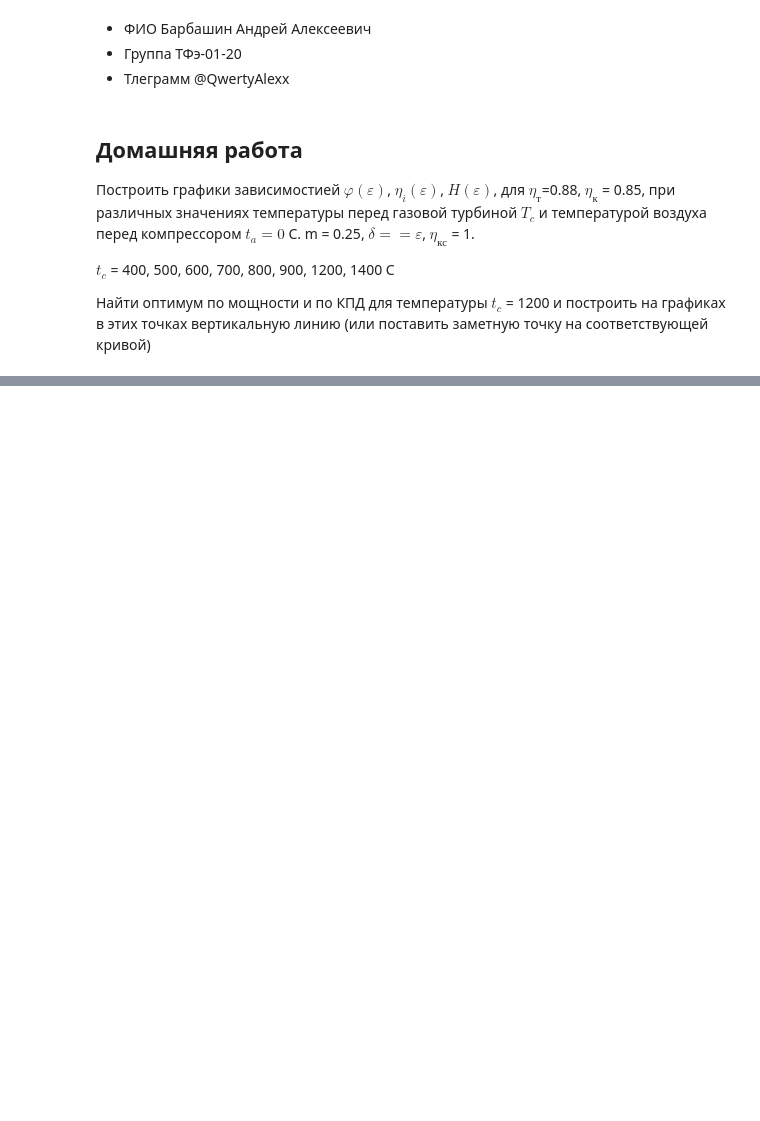
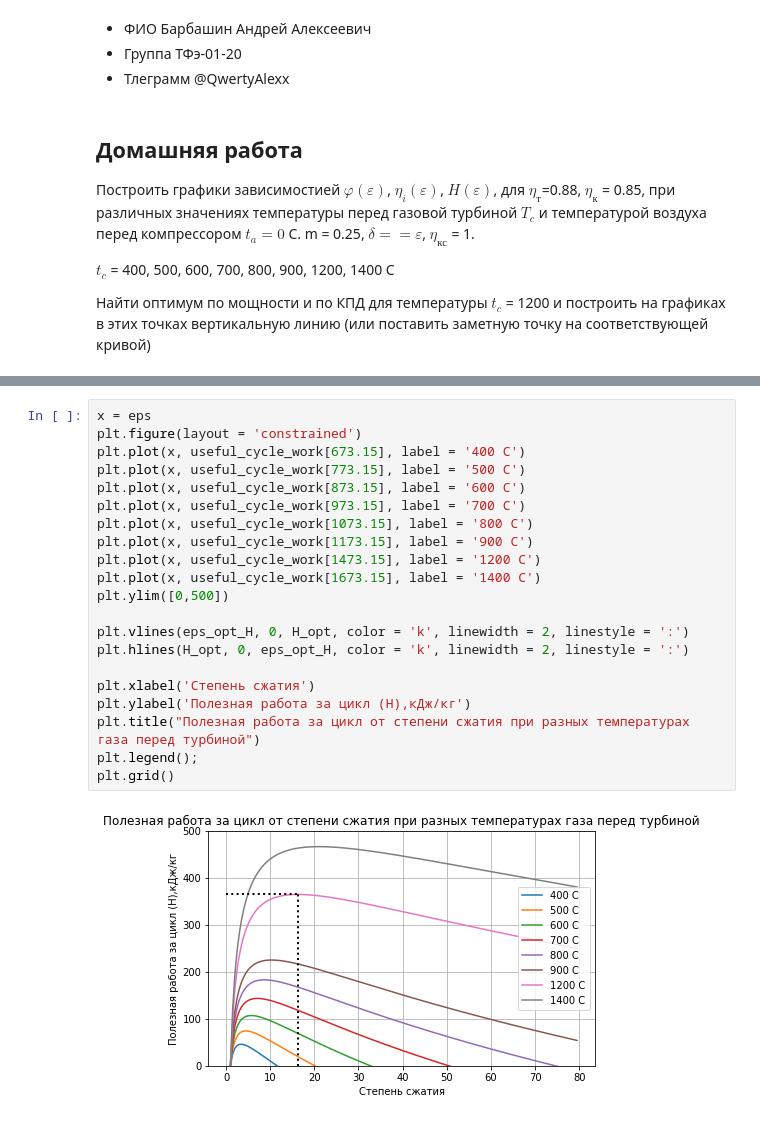
Before and after one commit to AndreyBarTF/turbines_autumn_2022-Homework, a Jupyter notebook: GAS-dz.2.ipynb, the cells around one changed output, grey strips where cells are left out. Cells and saved outputs as stored; diff of their text form; blank space fills up the shorter version.

```diff
--- a/GAS-dz.2.ipynb
+++ b/GAS-dz.2.ipynb
@@ -69,0 +163,23 @@ TypeError: ignored
+# %%
+x = eps
+plt.figure(layout = 'constrained')
+plt.plot(x, useful_cycle_work[673.15], label = '400 C')
+plt.plot(x, useful_cycle_work[773.15], label = '500 C')
+plt.plot(x, useful_cycle_work[873.15], label = '600 C')
+plt.plot(x, useful_cycle_work[973.15], label = '700 C')
+plt.plot(x, useful_cycle_work[1073.15], label = '800 C')
+plt.plot(x, useful_cycle_work[1173.15], label = '900 C')
+plt.plot(x, useful_cycle_work[1473.15], label = '1200 C')
+plt.plot(x, useful_cycle_work[1673.15], label = '1400 C')
+plt.ylim([0,500])
+
+plt.vlines(eps_opt_H, 0, H_opt, color = 'k', linewidth = 2, linestyle = ':')
+plt.hlines(H_opt, 0, eps_opt_H, color = 'k', linewidth = 2, linestyle = ':')
+
+plt.xlabel('Степень сжатия')
+plt.ylabel('Полезная работа за цикл (H),кДж/кг')
+plt.title("Полезная работа за цикл от степени сжатия при разных температурах газа перед турбиной")
+plt.legend();
+plt.grid()
+# %% [output]
+[figure, added]
```
Also changed, not shown: parts of 3 cells of this notebook.
